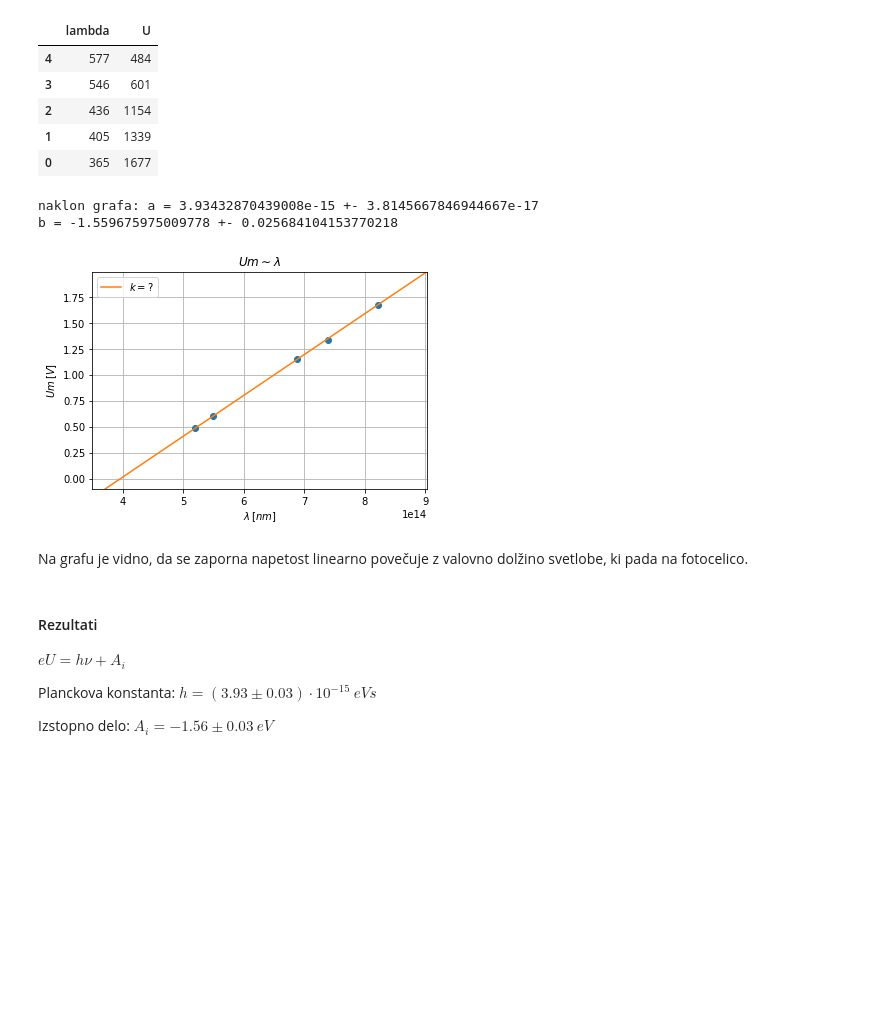
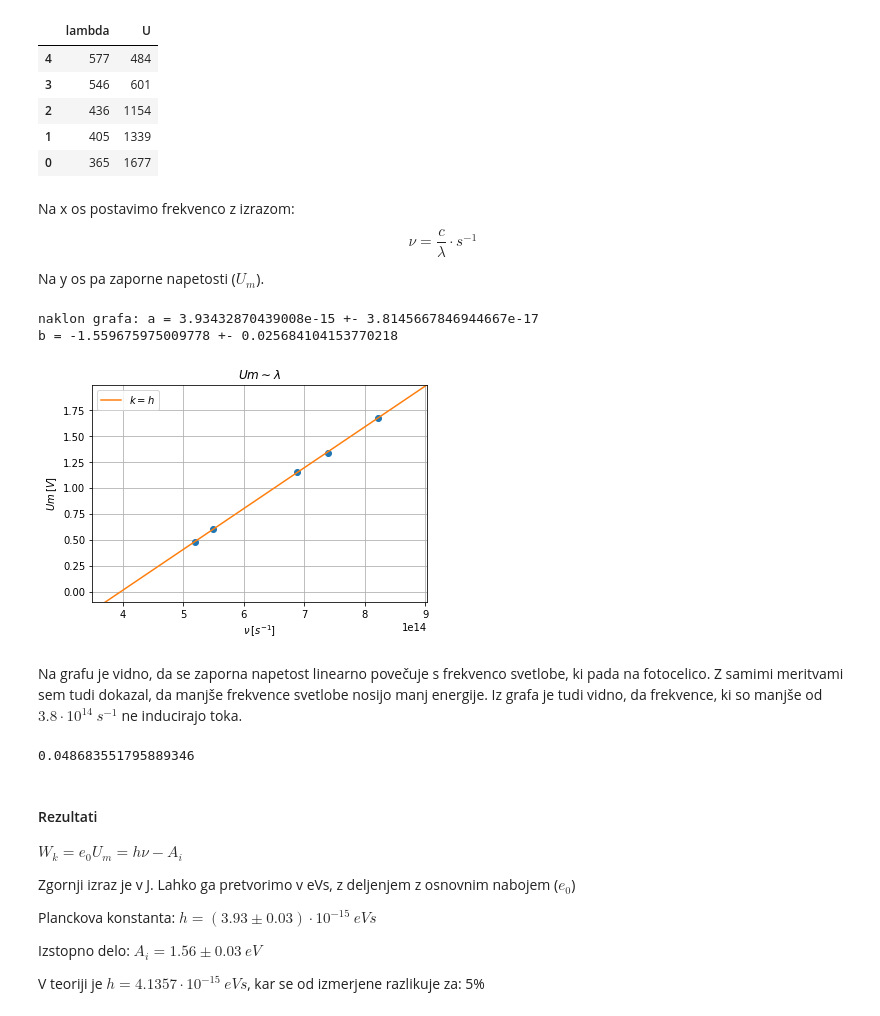
Before and after one commit to gregpr07/fizikalniPraktikum2, a Jupyter notebook: vaja68/vaja68.ipynb, the cells around one changed output. Drawn from its saved outputs; the diff is of its cells as text; code cells hidden in the pictures; blank space fills up the shorter version.

```diff
--- a/vaja68/vaja68.ipynb
+++ b/vaja68/vaja68.ipynb
@@ -96,6 +109,10 @@ display(data)
 | 2 | 436 | 1154 |
 | 1 | 405 | 1339 |
 | 0 | 365 | 1677 |
+# %% [markdown]
+Na x os postavimo frekvenco z izrazom:
+$$ \nu = \frac{c}{\lambda} \cdot s^{-1} $$
+Na y os pa zaporne napetosti ($U_m$).
 # %%
 x = [lightspeed/(mu*10**-9) for mu in lambdas]
 y = [x/1000 for x in Um]
@@ -114,33 +131,42 @@ b = -1.559675975009778 +- 0.025684104153770218
 # %%
 x_fit = np.linspace(0, x[-1]+x[-1]*0.1)
 
 y_fit = fit_func(x_fit, a, b)
 
 plt.plot(x, y, 'o')
-plt.plot(x_fit, y_fit, label=r'$k = ?$')
+plt.plot(x_fit, y_fit, label=r'$k = h$')
 
 plt.title(r'$Um \sim \lambda$')
 plt.ylabel(r'$Um \: [V]$')
-plt.xlabel(r'$\lambda \: [nm]$')
+plt.xlabel(r'$\nu \: [s^{-1}]$')
 
 plt.ylim([-0.1,max(y_fit)])
 plt.xlim([3.5*10**14,max(x_fit)])
 
 plt.grid(True)
 
 plt.legend()
 plt.show()
 # %% [output]
-[figure, old version]
+[figure, new version]
-# %% [markdown]
-Na grafu je vidno, da se zaporna napetost linearno povečuje z valovno dolžino svetlobe, ki pada na fotocelico.
+# %% [markdown]
+Na grafu je vidno, da se zaporna napetost linearno povečuje s frekvenco svetlobe, ki pada na fotocelico. Z samimi meritvami sem tudi dokazal, da manjše frekvence svetlobe nosijo manj energije.
+Iz grafa je tudi vidno, da frekvence, ki so manjše od $3.8 \cdot 10^{14} \: s^{-1}$ ne inducirajo toka.
+# %%
+print(1- a/(const.Planck/const.e))
+# %% [output]
+0.048683551795889346
 # %% [markdown]
 #### Rezultati
 
-$ eU = h \nu + A_i $
+$ W_k = e_0 U_m = h \nu - A_i $
+
+Zgornji izraz je v J. Lahko ga pretvorimo v eVs, z deljenjem z osnovnim nabojem ($e_0$)
 
 Planckova konstanta:
 $ h = (3.93 \pm 0.03 )\cdot 10^{-15} \: eVs $
 
 Izstopno delo:
-$ A_i = - 1.56 \pm 0.03\: eV $
+$ A_i = 1.56 \pm 0.03\: eV $
+
+V teoriji je $ h = 4.1357 \cdot 10^{-15} \: eVs $, kar se od izmerjene razlikuje za: 5%
```
Also changed, not shown: parts of 7 cells of this notebook, 3 other files.
